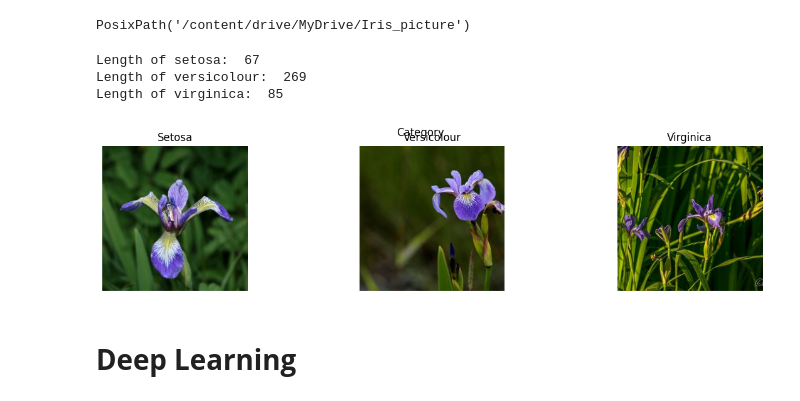
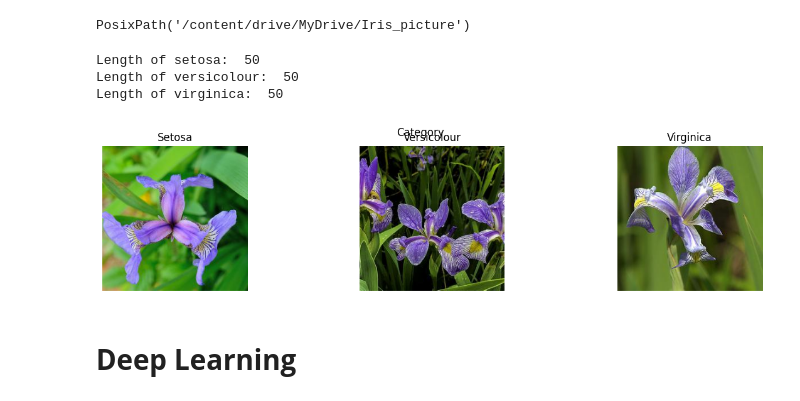
Before and after one commit to Enkhamgalan1230/CO559-ML-DL-Group-project, a Jupyter notebook: GroupProject_CO559.ipynb, the cells around one changed output. Saved outputs shown, nothing was run; the diff lists cells and outputs as text; code cells hidden in the pictures.

```diff
--- a/GroupProject_CO559.ipynb
+++ b/GroupProject_CO559.ipynb
@@ -537,43 +584,52 @@ pic_path
 PosixPath('/content/drive/MyDrive/Iris_picture')
 # %%
 setosa = list(pic_path.glob('iris-setosa/*'))
+setosa = setosa[: 50] # shorted dataset
+
 versicolour = list(pic_path.glob('iris-versicolour/*'))
+versicolour = versicolour[: 50] # shorted dataset
+
 virginica = list(pic_path.glob('iris-virginica/*'))
+virginica = virginica[: 50] # shorted dataset
+
 
 print("Length of setosa: ", len(setosa))
 print("Length of versicolour: ", len(versicolour))
 print("Length of virginica: ", len(virginica))
 # %% [output]
-Length of setosa:  67
-Length of versicolour:  269
-Length of virginica:  85
+Length of setosa:  50
+Length of versicolour:  50
+Length of virginica:  50
 # %%
+from matplotlib.image import imread
 
 fig, ax = plt.subplots(ncols=3, nrows=1, figsize=(15, 3))
 fig.suptitle('Category')
 
 def display_random_image(category, axis, title):
-    if len(category) > 0:
+    if category:
         random_index = np.random.randint(0, len(category))
+        image_path = category[random_index]
         try:
-            image = img.imread(category[random_index])
+            image = imread(image_path)  # Use imread directly
             axis.imshow(image)
-            axis.set_title(title)
-            axis.axis('off')  # Hide axes ticks
         except FileNotFoundError:
             axis.imshow(np.zeros((10, 10, 3)))  # Display an empty image if the file is not found
-            axis.set_title(f"Missing {title}")
+            title += " (Missing)"
     else:
         axis.imshow(np.zeros((10, 10, 3)))  # Display an empty image if the category is empty
-        axis.set_title(f"Empty {title}")
+        title += " (Empty)"
+
+    axis.set_title(title)
+    axis.axis('off')  # Hide axes ticks
 
 # Display images
 display_random_image(setosa, ax[0], 'Setosa')
 display_random_image(versicolour, ax[1], 'Versicolour')
 display_random_image(virginica, ax[2], 'Virginica')
 plt.show()
 # %% [output]
-[figure, old version]
+[figure, new version]
 # %% [markdown]
 # **Deep Learning**
 # %%
```
Also changed, not shown: parts of 60 cells of this notebook.
